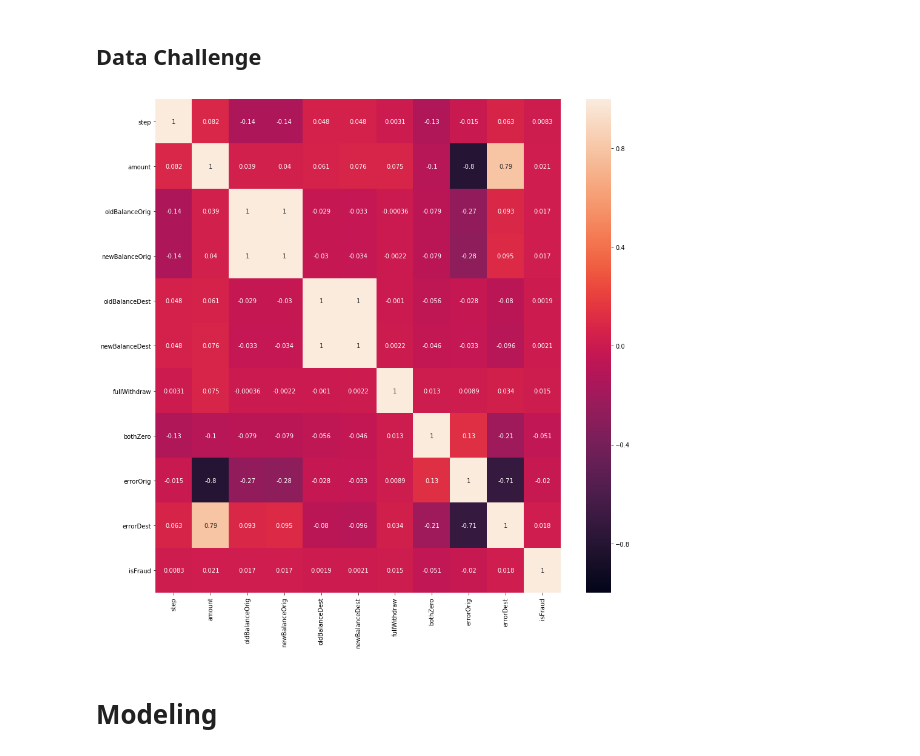
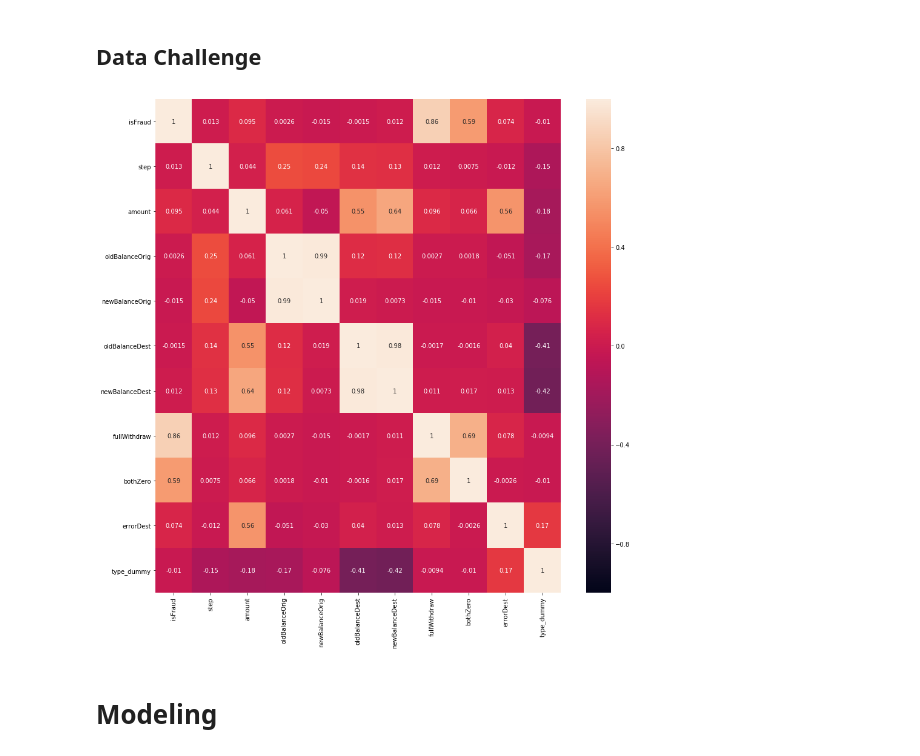
Before and after one commit to AdrianDiez/MobileFraud, a Jupyter notebook: Fraud_Detection.ipynb, the cells around one changed output. Saved outputs shown, nothing was run; the diff lists cells and outputs as text; code cells hidden in the pictures.

Commit message:
Export to csv. SVM - PCA and XBost KBest working properly now

```diff
--- a/Fraud_Detection.ipynb
+++ b/Fraud_Detection.ipynb
@@ -262,8 +264,6 @@ df.head()
 # %%
-df = df.fillna(-1)
-
-trainX = df[df.isFraud != -1]
-testX = df[df.isFraud == -1]
+trainX = df[df.train == 1]
+testX = df[df.train == 0]
 
 trainY = df[df.index.isin(trainX.index.to_list())][target]
 testY = df[df.index.isin(testX.index.to_list())][target]
@@ -294,18 +285,18 @@ selectKBest = SelectKBest(chi2, k=10).fit(X, trainY)
 mask = selectKBest.get_support()
 
 """My new dataframe"""
-ml_df = df[[*[c for c, b in zip(X_cols, mask) if b], target]]
-ml_x_cols = [c for c in ml_df.columns if c != target]
+trainX_kbest = trainX[[*[c for c, b in zip(X_cols, mask) if b]]]
+testX_kbest = testX[[*[c for c, b in zip(X_cols, mask) if b]]]
+
+ml_df = pd.concat([trainY, trainX_kbest], axis =1)
-# %%
-trainX, testX, trainY, testY = train_test_split(ml_df[ml_x_cols], ml_df[target], test_size = 0.25, random_state = SEED)
 # %% [markdown]
 ## Data Challenge
 # %%
 plt.figure(figsize=(15,15))
-sns.heatmap(ml_df.corr(), vmin=-1, vmax=1, annot=True)
+sns.heatmap(pd.concat([trainY, trainX_kbest], axis=1).corr(), vmin=-1, vmax=1, annot=True)
 plt.show()
 # %% [output]
-[figure, old version]
+[figure, new version]
 # %% [markdown]
 # Modeling
 # %% [markdown]
```
Also changed, not shown: parts of 26 cells of this notebook.
